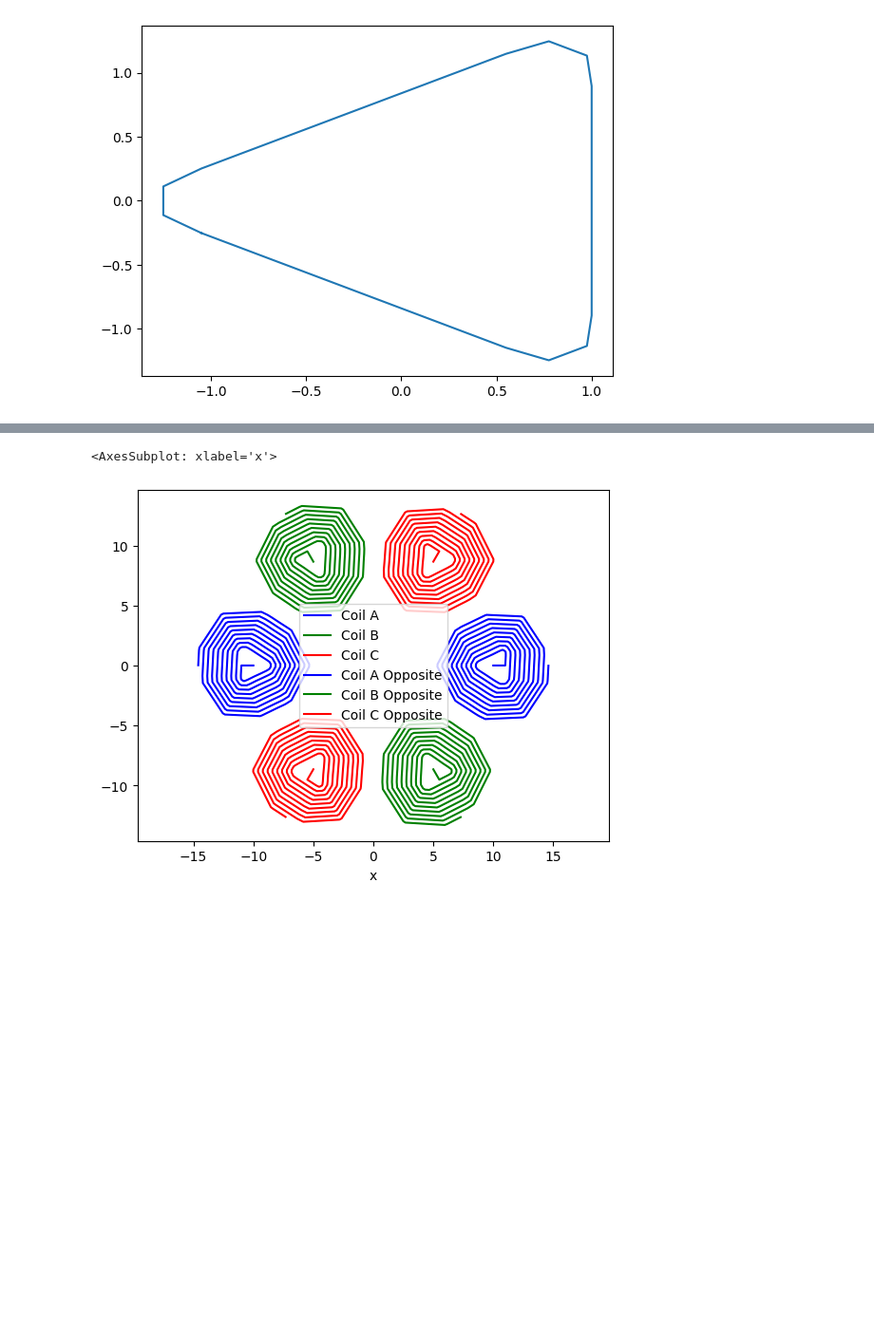
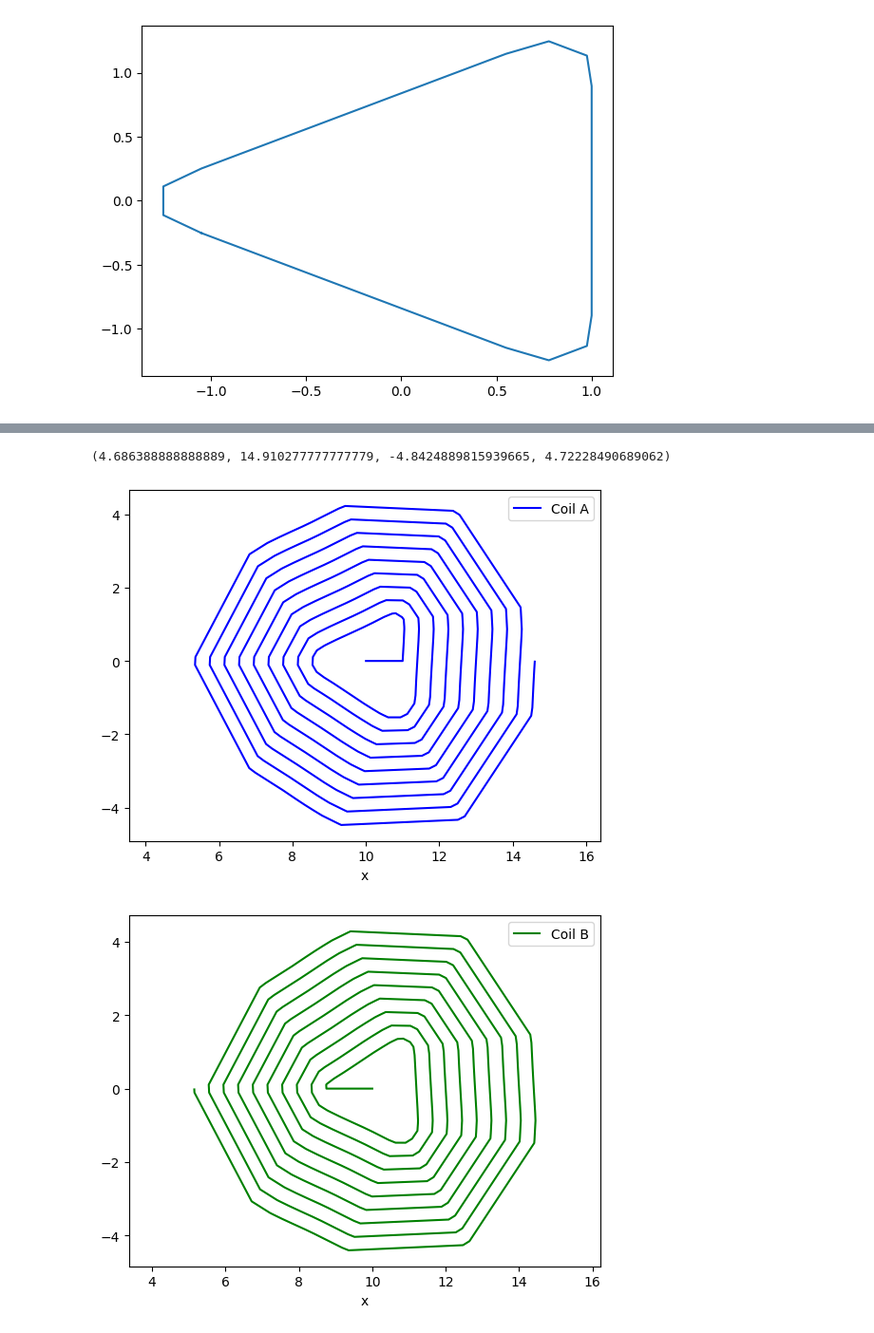
Before and after one commit to atomic14/kicad-coil-plugins, a Jupyter notebook: coil.ipynb, the cells around one changed output, grey strips where cells are left out. Shown: that part at 95% size. Saved outputs shown, nothing was run; the diff lists cells and outputs as text; code cells hidden in the pictures; blank space fills up the shorter version.

Commit message:
Tidy up layer handling

```diff
--- a/coil.ipynb
+++ b/coil.ipynb
@@ -7,6 +8,7 @@ from skspatial.objects import LineSegment
 SPACING = 0.4
 TURNS = 9
 STATOR_RADIUS = 20
+Layer = Enum('Layer', 'FRONT BACK')
 # %%
 # create a square shape
 # template = [(-1, -1), (1, -1), (1, 1), (-1 , 1)]
@@ -61,23 +63,33 @@ def get_template_point_cache(template):
                 pass
     return cache
 
-def get_points(template, turns, spacing, cache = None):
+# get the points in a coil shape
+# Use reverse for bottom layer (basically flips the y coordinate so that the coil goes in the opposite direction)
+# Also rotates the endpoints by 90 degress so that the exit point on the bottom layer is to the left hand side
+def get_points(template, turns, spacing, layer=Layer.FRONT, cache = None):
     if cache is None:
         cache = get_template_point_cache(template)
     points = []
     for angle in np.arange(0, 360 * turns, 1):
+        offset = spacing * angle / 360
+        if layer == Layer.BACK:
+            angle = angle + 180
         intersection, segment = cache[angle % 360]
-        offset = spacing * angle / 360
         vector = np.array(segment.point_a) - np.array(segment.point_b)
         normal = vector / np.linalg.norm(vector)
         # rotate the vector 90 degrees
         normal = np.array([-normal[1], normal[0]])
         # move the intersection point along the normal vector by the spacing
-        points.append(intersection + normal * offset)
+        coil_point = intersection + normal * offset
+        if layer == Layer.BACK:
+            points.append((coil_point[0], -coil_point[1]))
+        else:
+            points.append(coil_point)
     return points
 # %%
 cache = get_template_point_cache(template)
 # %%
-points = get_points(template, TURNS, SPACING, cache)
+points_f = get_points(template, TURNS, SPACING, Layer.FRONT, cache)
+points_b = get_points(template, TURNS, SPACING, Layer.BACK, cache)
 # %%
 # plot the points
@@ -89,44 +104,59 @@ df.plot.line(x='x', y='y')
 # %%
-points = [(0,0)] + get_points(template, TURNS, SPACING, cache)
+points_f = [(0,0)] + get_points(template, TURNS, SPACING, Layer.FRONT, cache)
+points_b = [(0,0)] + get_points(template, TURNS, SPACING, Layer.BACK, cache)
 
 COIL_CENTER_RADIUS = STATOR_RADIUS/2
 
 angle_A = 0
 angle_B = 120
 angle_C = 240
 
 # roate the points by the required angle
 def rotate(points, angle):
     return [[x * np.cos(np.deg2rad(angle)) - y * np.sin(np.deg2rad(angle)), x * np.sin(np.deg2rad(angle)) + y * np.cos(np.deg2rad(angle))] for x, y in points]
 
 # move the points out to the distance at the requited angle
 def translate(points, distance, angle):
     return [[x + distance * np.cos(np.deg2rad(angle)), y + distance * np.sin(np.deg2rad(angle))] for x, y in points]
 
-coil_A = translate(rotate(points, angle_A), COIL_CENTER_RADIUS, angle_A)
-coil_B = translate(rotate(points, angle_B), COIL_CENTER_RADIUS, angle_B)
-coil_C = translate(rotate(points, angle_C), COIL_CENTER_RADIUS, angle_C)
+coil_A_f = translate(rotate(points_f, angle_A), COIL_CENTER_RADIUS, angle_A)
+coil_A_b = translate(rotate(points_b, angle_A), COIL_CENTER_RADIUS, angle_A)
 
-# cretae the opposite coils
-coil_A_opposite = translate(rotate(points, angle_A + 180), COIL_CENTER_RADIUS, angle_A + 180)
-coil_B_opposite = translate(rotate(points, angle_B + 180), COIL_CENTER_RADIUS, angle_B + 180)
-coil_C_opposite = translate(rotate(points, angle_C + 180), COIL_CENTER_RADIUS, angle_C + 180)
+df = pd.DataFrame(coil_A_f, columns=['x', 'y'])
+ax = df.plot.line(x='x', y='y', label='Coil A', color='blue')
+ax.axis('equal')
+df = pd.DataFrame(coil_A_b, columns=['x', 'y'])
+ax = df.plot.line(x='x', y='y', label='Coil B', color='green')
+ax.axis('equal')
+
+
+# coil_B_f = translate(rotate(points, angle_B), COIL_CENTER_RADIUS, angle_B)
+# coil_B_b = translate(rotate(points, angle_B), COIL_CENTER_RADIUS, angle_B)
+
+# coil_C_f = translate(rotate(points, angle_C), COIL_CENTER_RADIUS, angle_C)
+# coil_C_b = translate(rotate(points, angle_C), COIL_CENTER_RADIUS, angle_C)
+
+# # cretae the opposite coils
+# coil_A_opposite = translate(rotate(points, angle_A + 180), COIL_CENTER_RADIUS, angle_A + 180)
+# coil_B_opposite = translate(rotate(points, angle_B + 180), COIL_CENTER_RADIUS, angle_B + 180)
+# coil_C_opposite = translate(rotate(points, angle_C + 180), COIL_CENTER_RADIUS, angle_C + 180)
 
 # plot all three coils on the same graph
-df = pd.DataFrame(coil_A, columns=['x', 'y'])
-ax = df.plot.line(x='x', y='y', label='Coil A', color='blue')
-ax.axis('equal')
-df = pd.DataFrame(coil_B, columns=['x', 'y'])
-df.plot.line(x='x', y='y', ax=ax, label='Coil B', color='green')
-df = pd.DataFrame(coil_C, columns=['x', 'y'])
-df.plot.line(x='x', y='y', ax=ax, label='Coil C', color='red')
+# df = pd.DataFrame(coil_A, columns=['x', 'y'])
+# ax = df.plot.line(x='x', y='y', label='Coil A', color='blue')
+# ax.axis('equal')
+# df = pd.DataFrame(coil_B, columns=['x', 'y'])
+# df.plot.line(x='x', y='y', ax=ax, label='Coil B', color='green')
+# df = pd.DataFrame(coil_C, columns=['x', 'y'])
+# df.plot.line(x='x', y='y', ax=ax, label='Coil C', color='red')
 
-df = pd.DataFrame(coil_A_opposite, columns=['x', 'y'])
-df.plot.line(x='x', y='y', ax=ax, label='Coil A Opposite', color='blue')
-df = pd.DataFrame(coil_B_opposite, columns=['x', 'y'])
-df.plot.line(x='x', y='y', ax=ax, label='Coil B Opposite', color='green')
-df = pd.DataFrame(coil_C_opposite, columns=['x', 'y'])
-df.plot.line(x='x', y='y', ax=ax, label='Coil C Opposite', color='red')
+# df = pd.DataFrame(coil_A_opposite, columns=['x', 'y'])
+# df.plot.line(x='x', y='y', ax=ax, label='Coil A Opposite', color='blue')
+# df = pd.DataFrame(coil_B_opposite, columns=['x', 'y'])
+# df.plot.line(x='x', y='y', ax=ax, label='Coil B Opposite', color='green')
+# df = pd.DataFrame(coil_C_opposite, columns=['x', 'y'])
+# df.plot.line(x='x', y='y', ax=ax, label='Coil C Opposite', color='red')
 # %% [output]
-<AxesSubplot: xlabel='x'>
+(4.686388888888889, 14.910277777777779, -4.8424889815939665, 4.72228490689062)
-[figure, old version]
+[figure, new version]
+[figure, added]
```
Also changed, not shown: parts of 2 cells of this notebook.
